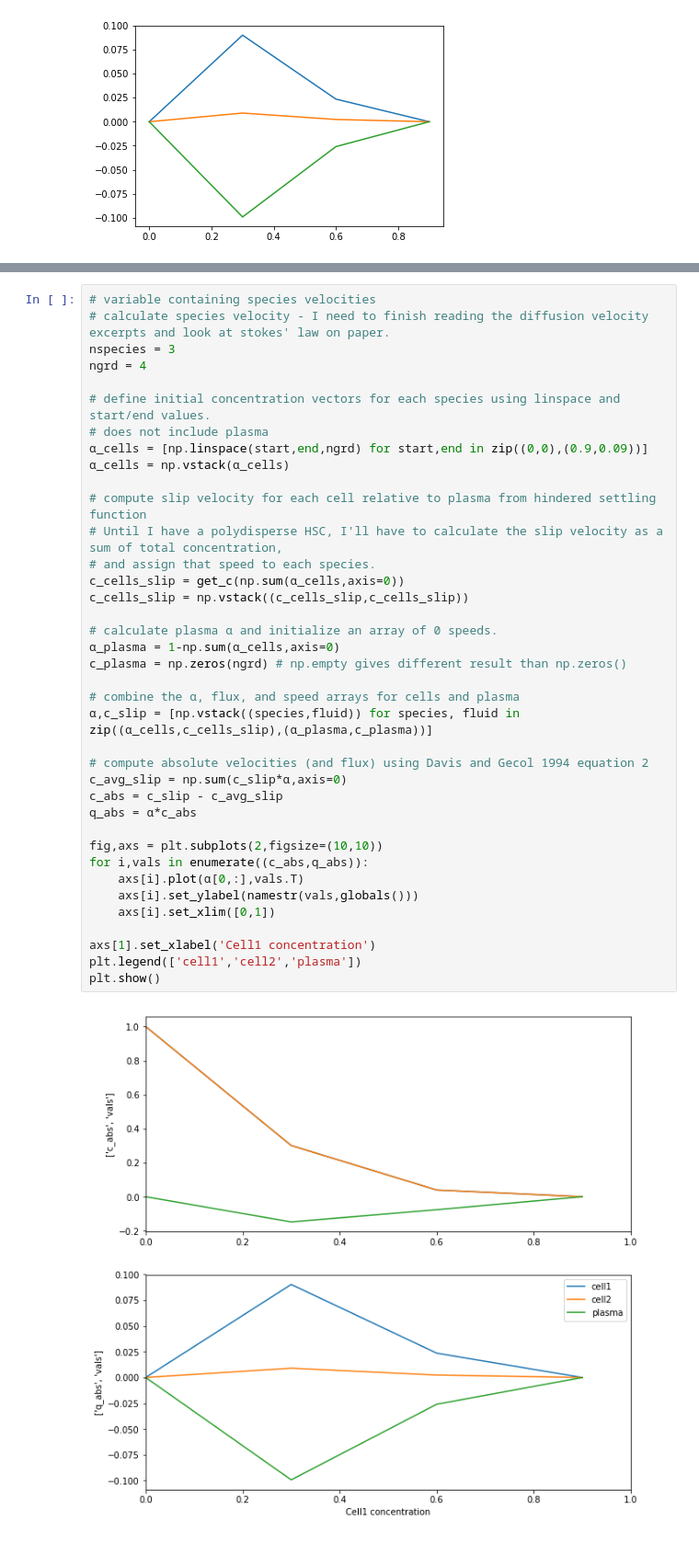
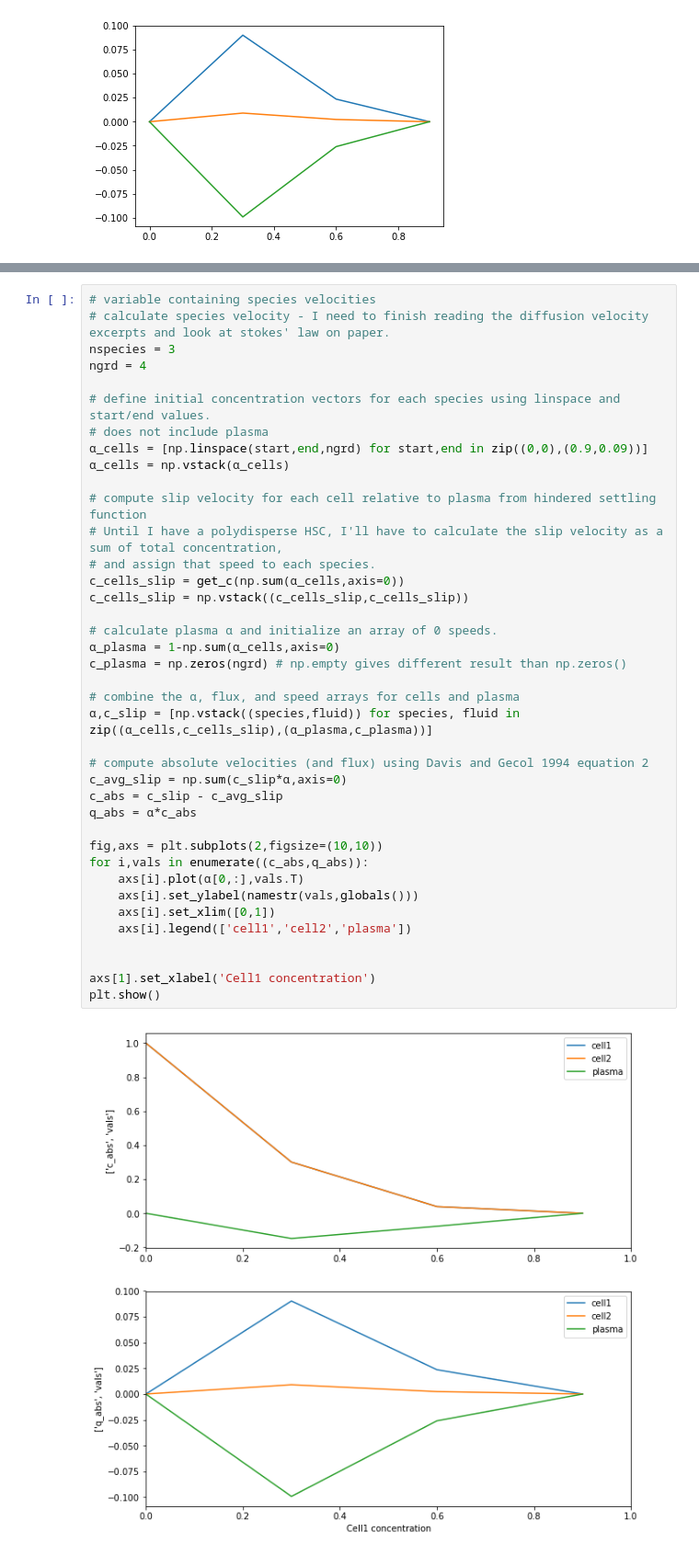
Before and after one commit to cliffanderson720/MS-Thesis-Pitt, a Jupyter notebook: Simulations/Hyperbolic systems.ipynb, the cells around one changed output, grey strips where cells are left out. Shown: that part at 92% size. Saved outputs shown, nothing was run; the diff lists cells and outputs as text.

```diff
--- a/Simulations/Hyperbolic systems.ipynb
+++ b/Simulations/Hyperbolic systems.ipynb
@@ -95,32 +95,33 @@ ngrd = 4
 α_cells = [np.linspace(start,end,ngrd) for start,end in zip((0,0),(0.9,0.09))]
 α_cells = np.vstack(α_cells)
 
 # compute slip velocity for each cell relative to plasma from hindered settling function
 # Until I have a polydisperse HSC, I'll have to calculate the slip velocity as a sum of total concentration,
 # and assign that speed to each species.
 c_cells_slip = get_c(np.sum(α_cells,axis=0))
 c_cells_slip = np.vstack((c_cells_slip,c_cells_slip))
 
 # calculate plasma α and initialize an array of 0 speeds.
 α_plasma = 1-np.sum(α_cells,axis=0)
 c_plasma = np.zeros(ngrd) # np.empty gives different result than np.zeros()
 
 # combine the α, flux, and speed arrays for cells and plasma
 α,c_slip = [np.vstack((species,fluid)) for species, fluid in zip((α_cells,c_cells_slip),(α_plasma,c_plasma))]
 
 # compute absolute velocities (and flux) using Davis and Gecol 1994 equation 2
 c_avg_slip = np.sum(c_slip*α,axis=0)
 c_abs = c_slip - c_avg_slip
 q_abs = α*c_abs
 
 fig,axs = plt.subplots(2,figsize=(10,10))
 for i,vals in enumerate((c_abs,q_abs)):
     axs[i].plot(α[0,:],vals.T)
     axs[i].set_ylabel(namestr(vals,globals()))
     axs[i].set_xlim([0,1])
+    axs[i].legend(['cell1','cell2','plasma'])
+
 
 axs[1].set_xlabel('Cell1 concentration')
-plt.legend(['cell1','cell2','plasma'])
 plt.show()
 # %% [output]
-[figure, old version]
+[figure, new version]
```
Also changed, not shown: parts of 8 cells of this notebook, 1 other file.
